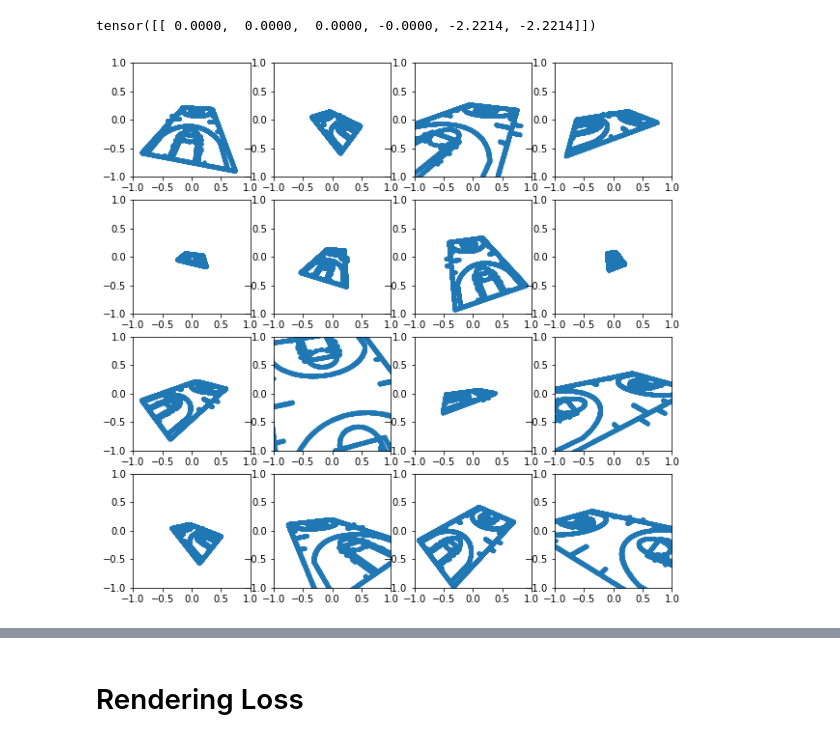
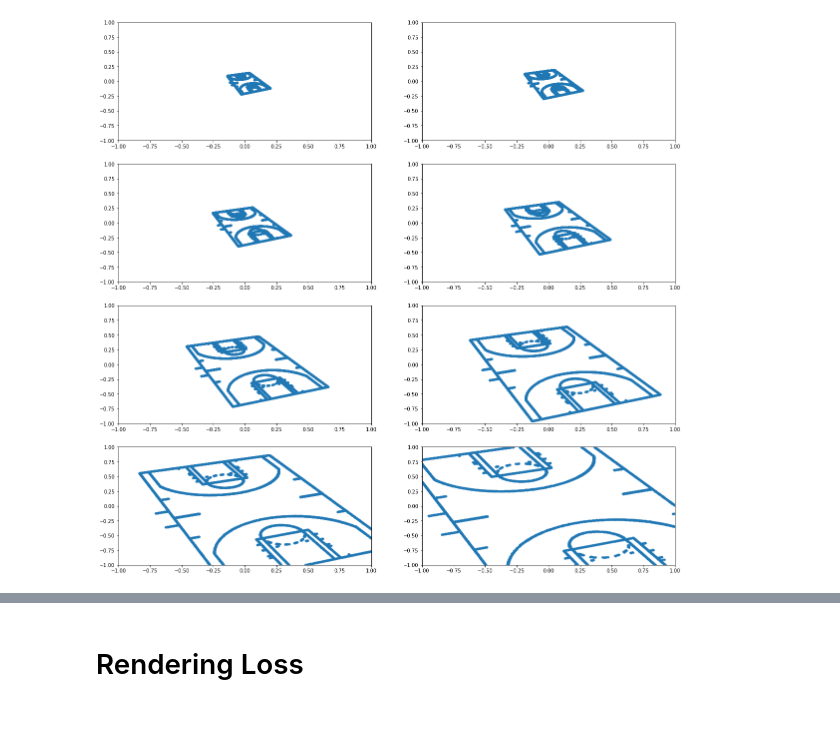
Before and after one commit to akarshkumar0101/nba-3d-ee-371q, a Jupyter notebook: rendering.ipynb, the cells around one changed output, grey strips where cells are left out. Drawn from its saved outputs; the diff is of its cells as text; code cells hidden in the pictures.

```diff
--- a/rendering.ipynb
+++ b/rendering.ipynb
@@ -177,9 +188,0 @@ def show_cam_view(X_w, dofs_cam=rest_dofs, f=f, m=(m_x, m_y), uv=(u_0, v_0)):
-# %%
-X_w = torch.from_numpy(np.stack((x, y, z), axis=-1)).float()
-
-dofs_cam = rest_dofs.clone()
-dofs_cam[:3] = torch.tensor([0., -0.5, 1.0])
-dofs_cam[3:] = torch.tensor([0., np.pi/10, 0.])
-
-
-show_cam_view(X_w, dofs_cam, f, (100., 100.), (100, 100))
@@ -268,23 +208,17 @@ X_global, Y_global, Z_global = torch.eye(3)
 # %%
-def calc_dofs_cam(cam_position, cam_points_to):
+def calc_dofs_cam(cam_position, cam_points_to, fxy):
     bs = cam_position.shape[:-1]
+
     Zp = cam_points_to - cam_position
     Zp = Zp / Zp.norm(dim=-1, keepdim=True)
 
-    Xp = -torch.cross(Zp, Z_global.repeat(bs+(1,)))
+    Xp = -torch.cross(Zp, Z_global.repeat(bs+(1,)), dim=-1)
     Xp = Xp/Xp.norm(dim=-1, keepdim=True)
 
-    Yp = torch.cross(Zp, Xp)
+    Yp = torch.cross(Zp, Xp, dim=-1)
     Yp = Yp/Yp.norm(dim=-1, keepdim=True)
     # Zp is our forward. Xp is our left, Yp is our up
-
     R = torch.stack([Xp, Yp, Zp], dim=-1)
 
     axang = so3_log_map(R)
-
-    return torch.cat((cam_position, axang), dim=-1)
-
-dofs_cam = calc_dofs_cam(torch.zeros(1,3), torch.tensor([[0., 1., 0]]))
-print(dofs_cam)
+    return torch.cat((cam_position, axang, fxy), dim=-1)
-# %% [output]
-tensor([[ 0.0000,  0.0000,  0.0000, -0.0000, -2.2214, -2.2214]])
@@ -319,20 +225,24 @@ X_w = torch.from_numpy(np.stack([x,z,y], axis=-1)).float()
+# %%
+def show_cam_view(X_w, dofs_cam=rest_dofs, ax=None):
+    if ax is None:
+        ax = plt.gca()
+    X_i, vis_mask = project_to_cam(X_w, dofs_cam)
+    X_i = X_i[vis_mask]
+    plt.scatter(-X_i[:, 0], X_i[:, 1], marker='.')
+    plt.xlim(-1, 1);plt.ylim(-1,1)
 # %%
-plt.figure(figsize=(10, 10))
-for i in range(16):
-    plt.subplot(4,4,i+1)
-    r = 1.+.05*torch.randn(1)[0]
-    theta = torch.rand(1)[0]*2*np.pi
+plt.figure(figsize=(20, 20))
+r = 1.+.05*torch.randn(1)[0]
+theta = torch.rand(1)[0]*2*np.pi
+x,y  = r*torch.cos(theta), r*torch.sin(theta)
+z = 1.5+.3*torch.randn(1)[0].abs()
 
-    x,y  = r*torch.cos(theta), r*torch.sin(theta)
-    z = .3+.3*torch.randn(1)[0].abs()
-    f = 0.3 + torch.randn(1)[0].abs()
+for i in range(8):
+    plt.subplot(4, 2, i+1)
+    f = torch.tensor(np.logspace(-0.3, 0.6, 8)[i]).float()
+    f = torch.stack([f,f])
 
-    dofs_cam = calc_dofs_cam(torch.tensor([[x, y, z]]), torch.tensor([[0.001,0.001,0.001]]))[0]
-
-
-    X_i, vis_mask = project_to_cam(X_w, dofs_cam, f=f, ret_vis_mask=True)
-    X_i = X_i[vis_mask]
-    plt.scatter(X_i[:, 0], X_i[:, 1], marker='.')
-    plt.xlim(-1, 1);plt.ylim(-1,1)
+    dofs_cam = calc_dofs_cam(torch.tensor([[x, y, z]]), torch.tensor([[0.001,0.001,0.001]]), f[None, :])[0]
+    show_cam_view(X_w, dofs_cam)
 # %% [output]
-[figure, old version]
+[figure, new version]
```
Also changed, not shown: parts of 37 cells of this notebook.
